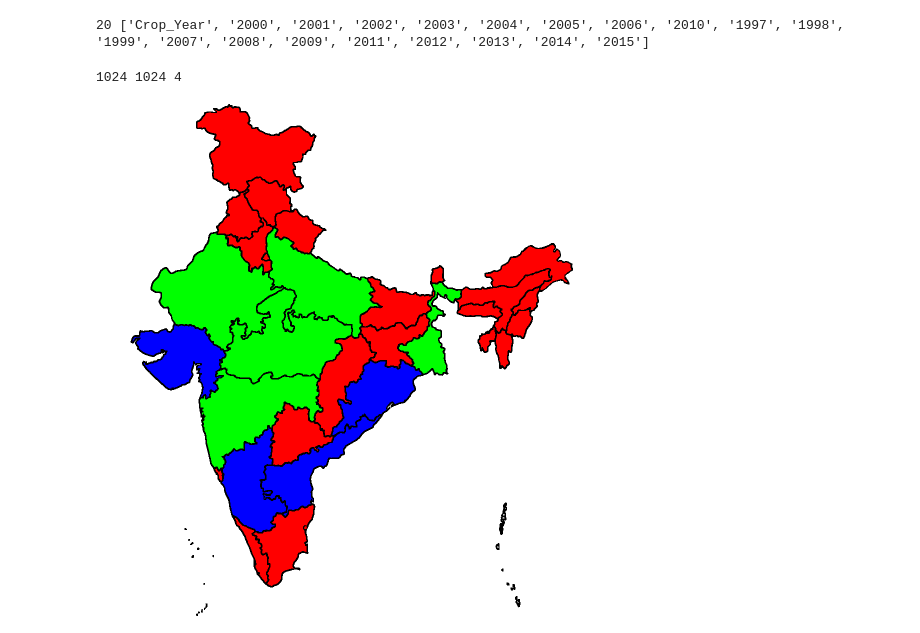
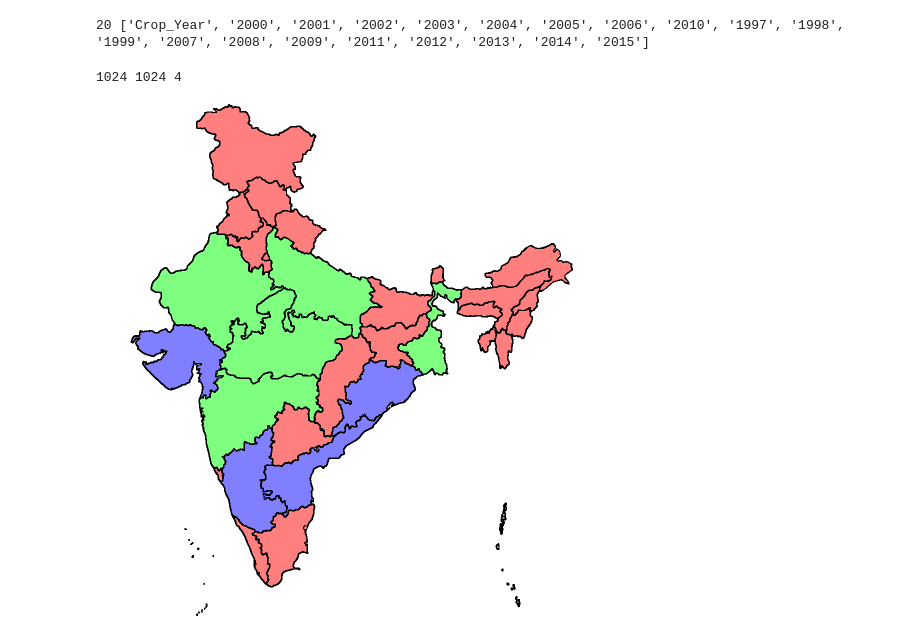
Before and after one commit to TheScienceUniverse/Agro_GIS, a Jupyter notebook: Agro_GIS.ipynb, the cells around one changed output. Cells and saved outputs as stored; diff of their text form; code cells hidden in the pictures.

```diff
--- a/Agro_GIS.ipynb
+++ b/Agro_GIS.ipynb
@@ -200,34 +200,34 @@ for i in range(36):
 	mX = (1997 + 2015) / 2
 	mY = sY / 19
 	bYX = (sXY - (sX * sY) / 19) / (ssX - (sX * sX) / 19)
 	a = mY - bYX * mX
 	y = round(a + bYX * 2019, 2)
 	if y > maxP:
 		maxP = y
 	if y < minP:
 		minP = y
 	Y.append(y)
 	#print(y)
 print(minP, maxP)
 """
 
 r = maxP / 3
 D = read_csv('Agro_GIS/data/india.csv')
 for i in range(36):
 	if Y[i] >= 0:
 		if Y[i] >= 0 and Y[i] < r:
-			c = [0, 0, 255]
+			c = [127, 127, 255]
 		elif Y[i] >= r and Y[i] < 2 * r:
-			c = [255, 0, 0]
+			c = [255, 127, 127]
 		else:
-			c = [0, 255, 0]
+			c = [127, 255, 127]
 		p = str2arr(D[i + 1][11])
 		flood_fill([p[0] - 1, p[1] - 1], c)
 
 ret = p_cv.imwrite('./Agro_GIS/img/output.png', img)
 
 from IPython.display import Image
 Image('./Agro_GIS/img/output.png', width=512, height=512)
 # %% [output]
 1024 1024 4
-[figure, old version]
+[figure, new version]
```
